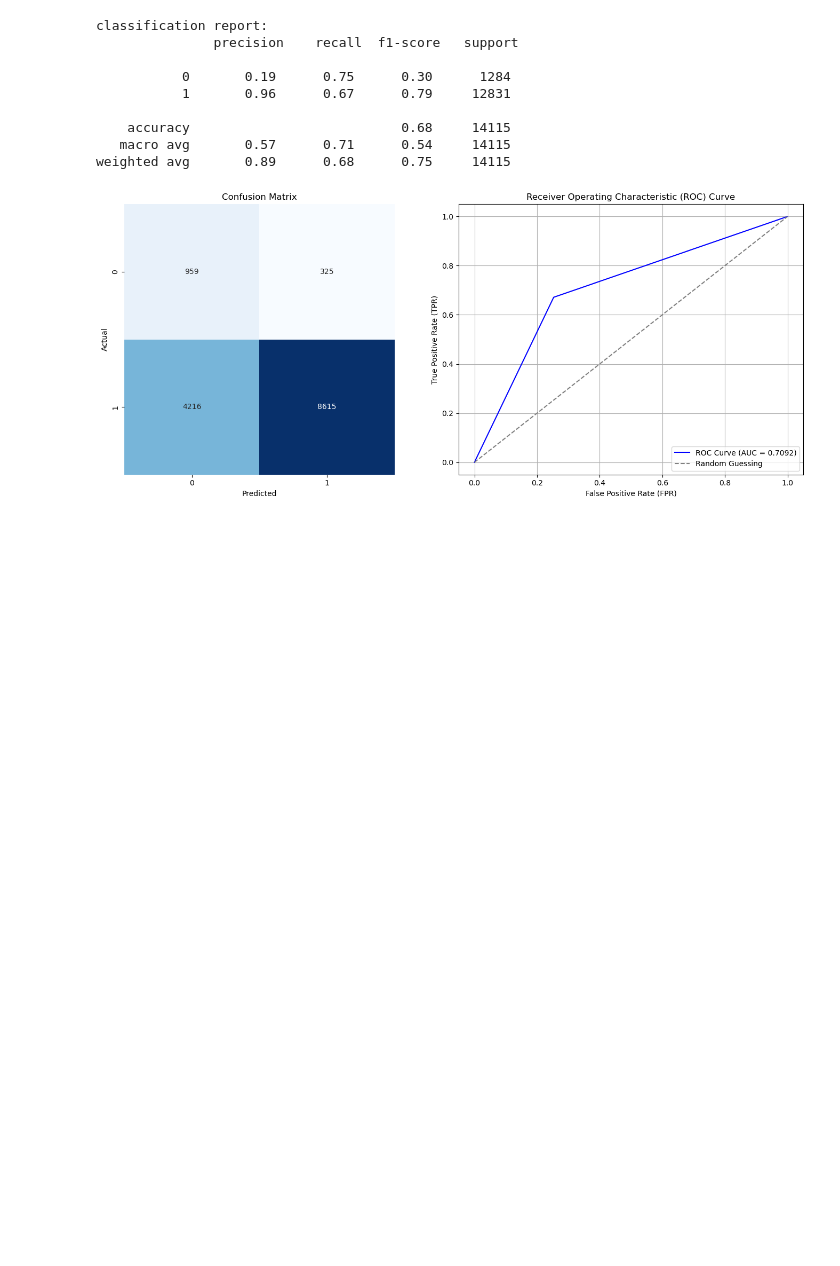
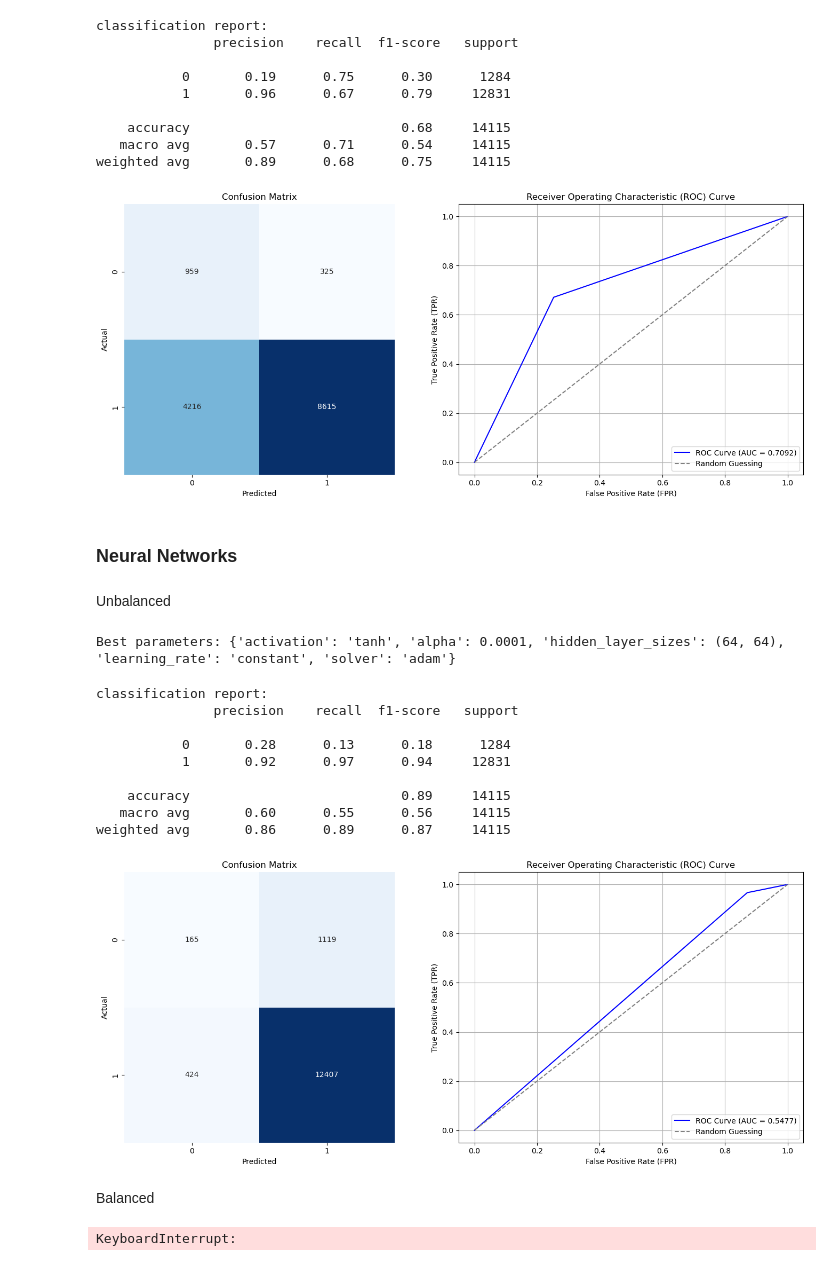
Before and after one commit to Barb02/IDS_project, a Jupyter notebook: customer.ipynb, the cells around one changed output. Saved outputs shown, nothing was run; the diff lists cells and outputs as text; code cells hidden in the pictures; blank space fills up the shorter version.

Commit message:
Neural

```diff
--- a/customer.ipynb
+++ b/customer.ipynb
@@ -1239,3 +1250,79 @@ classification report:
    macro avg       0.57      0.71      0.54     14115
 weighted avg       0.89      0.68      0.75     14115
 [figure]
+# %% [markdown]
+### Neural Networks
+# %%
+from sklearn.neural_network import MLPClassifier
+
+dfnn = scaling(dfc)
+
+X = dfnn.drop('health_ins', axis=1)
+y = dfnn['health_ins']
+# %% [markdown]
+Unbalanced
+# %%
+X_train, X_test, y_train, y_test = train_test_split(X, y, test_size=0.2, stratify=y, random_state=42)
+
+mlp = MLPClassifier(random_state=42, max_iter=500)
+
+param_grid = {
+    'hidden_layer_sizes': [(32,), (64,), (32, 32), (64, 64)],
+    'activation': ['relu', 'tanh'],
+    'solver': ['adam', 'sgd'],
+    'alpha': [0.0001, 0.001],
+    'learning_rate': ['constant', 'adaptive']
+}
+
+skf = StratifiedKFold(n_splits=5, shuffle=True, random_state=42)
+grid_search = GridSearchCV(estimator=mlp, param_grid=param_grid, scoring=f1_label_0, cv=skf, n_jobs=-1)
+grid_search.fit(X_train, y_train)
+
+y_pred = grid_search.best_estimator_.predict(X_test)
+print("Best parameters:", grid_search.best_params_)
+# %% [output]
+Best parameters: {'activation': 'tanh', 'alpha': 0.0001, 'hidden_layer_sizes': (64, 64), 'learning_rate': 'constant', 'solver': 'adam'}
+# %%
+evaluation(y_test, y_pred)
+# %% [output]
+classification report:
+               precision    recall  f1-score   support
+
+           0       0.28      0.13      0.18      1284
+           1       0.92      0.97      0.94     12831
+
+    accuracy                           0.89     14115
+   macro avg       0.60      0.55      0.56     14115
+weighted avg       0.86      0.89      0.87     14115
+[figure, added]
+# %% [markdown]
+Balanced
+# %%
+X_train, X_test, y_train, y_test = train_test_split(X, y, test_size=0.2, stratify=y, random_state=42)
+
+mlp = MLPClassifier(random_state=42, max_iter=500)
+
+smote = SMOTE(random_state=42)
+
+pipeline = Pipeline([
+    ('smote', smote),
+    ('mlp', mlp)
+])
+
+param_grid = {
+    'mlp__hidden_layer_sizes': [(32,), (64,), (32, 32), (64, 64)],
+    'mlp__activation': ['relu', 'tanh'],
+    'mlp__solver': ['adam', 'sgd'],
+    'mlp__alpha': [0.0001, 0.001],
+    'mlp__learning_rate': ['constant', 'adaptive']
+}
+
+skf = StratifiedKFold(n_splits=5, shuffle=True, random_state=42)
+grid_search = GridSearchCV(estimator=pipeline, param_grid=param_grid, scoring=f1_label_0, cv=skf, n_jobs=-1)
+grid_search.fit(X_train, y_train)
+
+
+y_pred = grid_search.best_estimator_.predict(X_test)
+print("Melhores parâmetros:", grid_search.best_params_)
+# %% [output]
+KeyboardInterrupt:
```
Also changed, not shown: parts of 9 cells of this notebook.
